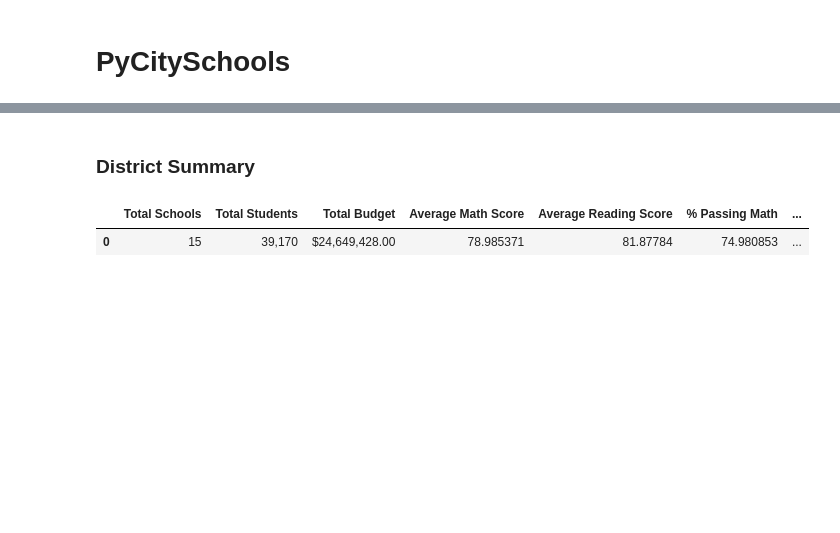
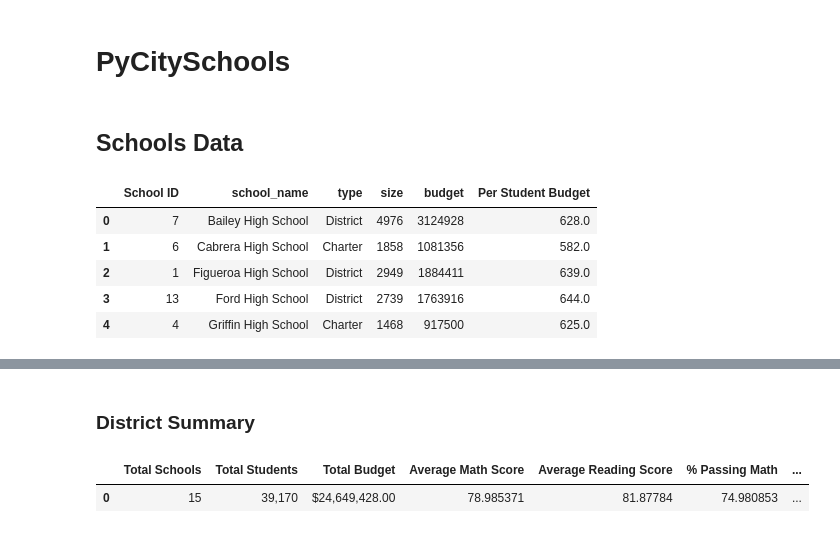
Before and after one commit to JimKTran/UofT-BCS-Pandas-Challenge, a Jupyter notebook: PyCitySchools/PyCitySchools.ipynb, the cells around one changed output, grey strips where cells are left out. Cells and saved outputs as stored; diff of their text form; code cells hidden in the pictures; blank space fills up the shorter version.

```diff
--- a/PyCitySchools/PyCitySchools.ipynb
+++ b/PyCitySchools/PyCitySchools.ipynb
@@ -12,3 +12,14 @@ studentsPath = os.path.join("Resources", "students_complete.csv")
 # read in csv files
 schools = pd.read_csv(schoolsPath)
 students = pd.read_csv(studentsPath)
+# %% [markdown]
+## Schools Data
+# %%
+schools.head()
+# %% [output]
+|  | School ID | school_name | type | size | budget | Per Student Budget |
+| 0 | 7 | Bailey High School | District | 4976 | 3124928 | 628.0 |
+| 1 | 6 | Cabrera High School | Charter | 1858 | 1081356 | 582.0 |
+| 2 | 1 | Figueroa High School | District | 2949 | 1884411 | 639.0 |
+| 3 | 13 | Ford High School | District | 2739 | 1763916 | 644.0 |
+| 4 | 4 | Griffin High School | Charter | 1468 | 917500 | 625.0 |
```
Also changed, not shown: parts of 4 cells of this notebook.
